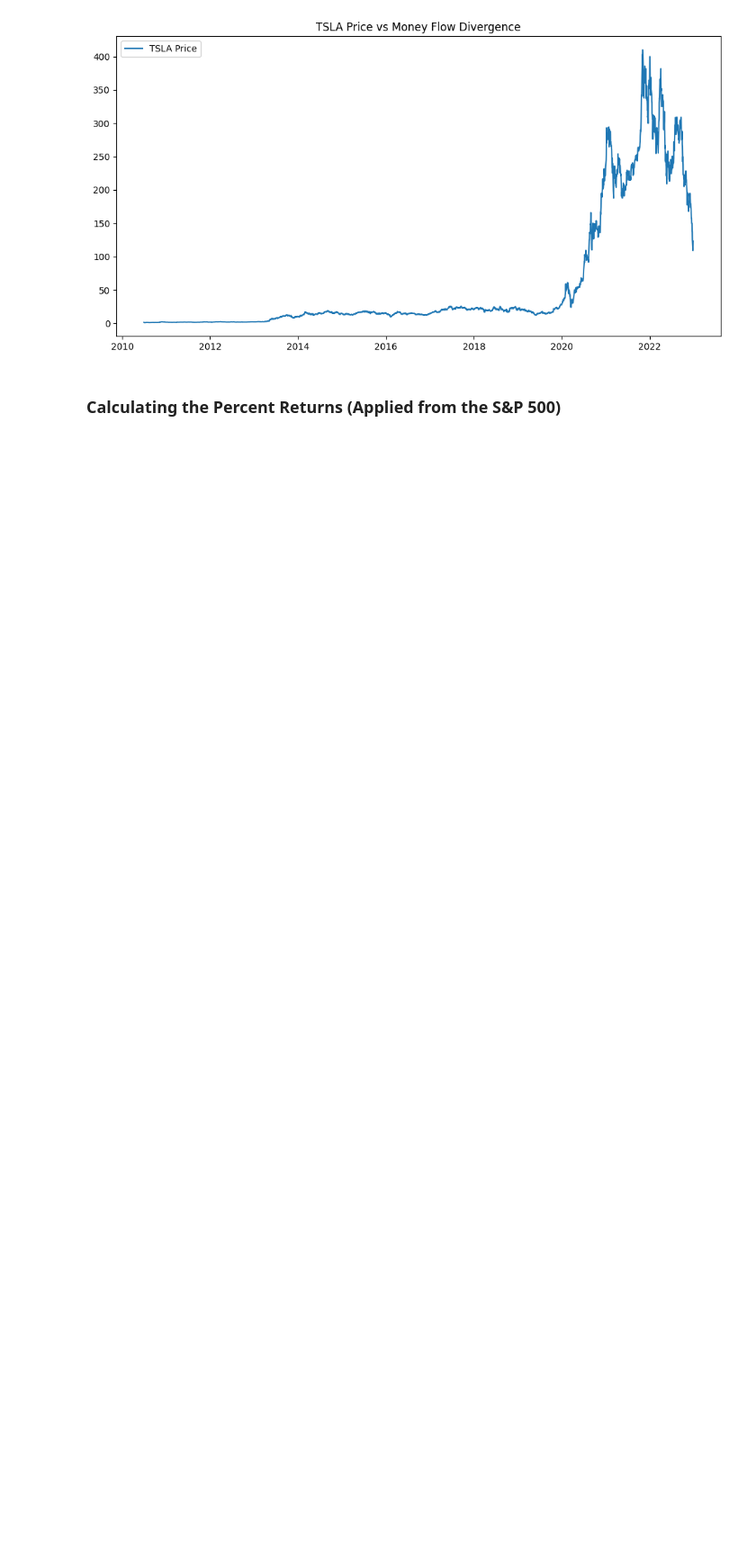
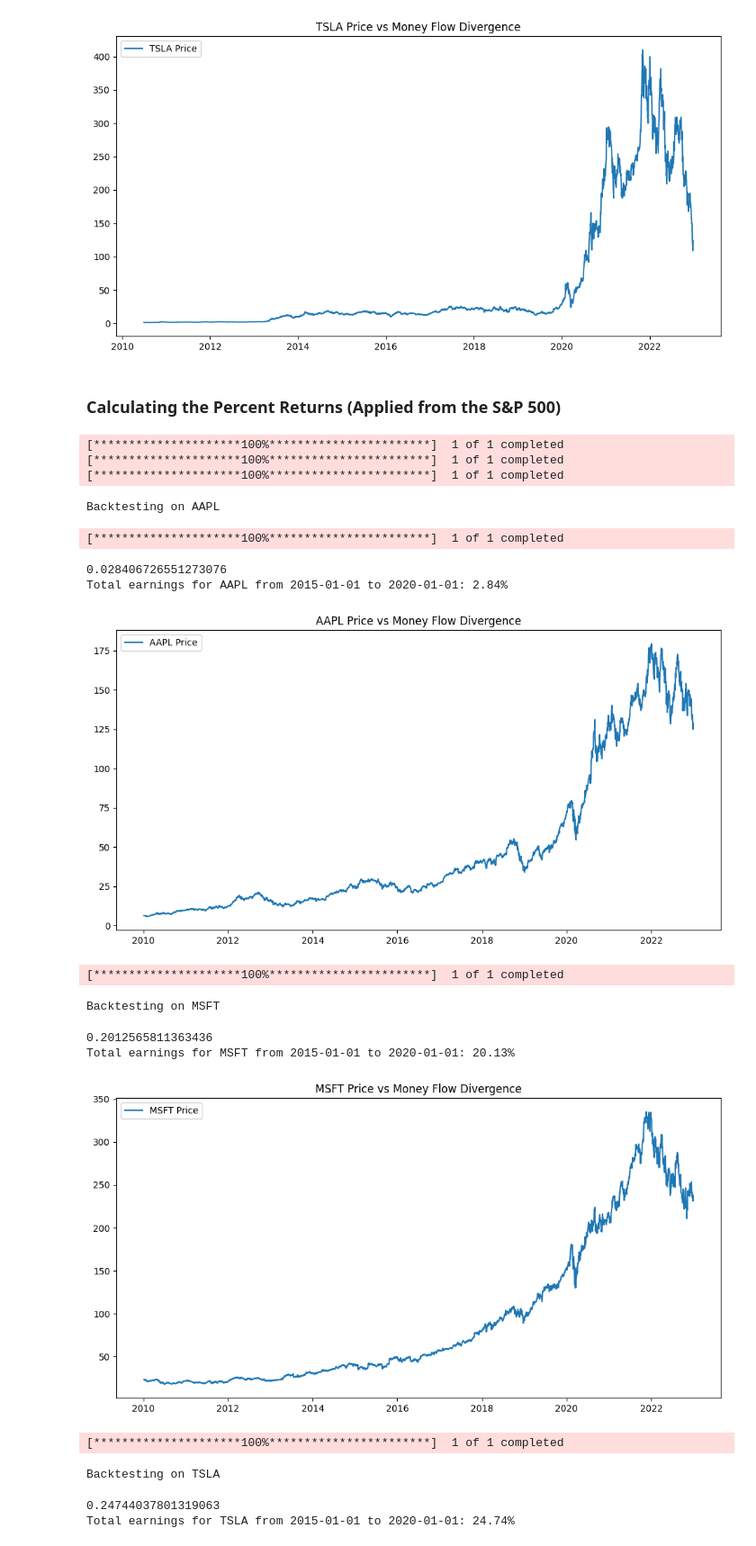
Before and after one commit to bcritika/MATA-Tune, a Jupyter notebook: m2-trading-indicator.ipynb, the cells around one changed output. Shown at 90% size. Drawn from its saved outputs; the diff is of its cells as text; code cells hidden in the pictures; blank space fills up the shorter version.

Commit message:
added temp data

```diff
--- a/m2-trading-indicator.ipynb
+++ b/m2-trading-indicator.ipynb
@@ -425,8 +473,9 @@ Total earnings for TSLA from 2015-01-01 to 2020-01-01: -0.11%
 ### Calculating the Percent Returns (Applied from the S&P 500)
 # %%
 # Function to calculate the M2 Money Flow Divergence
-def money_flow_divergence(stock_data, m2_data, period='1M'):
-    # Ensure that both stock_data and m2_data have a DatetimeIndex
+def money_flow_divergence(m2_data, period='1M'):
+    # checking to see if the money supply and the s&p500 diverge
+    stock_data = yf.download("^GSPC", start=start_date, end=end_date)
     stock_data.index = pd.to_datetime(stock_data.index)
     m2_data.index = pd.to_datetime(m2_data.index)
 
@@ -450,7 +499,7 @@ def backtest_strategy(divergence, stock_data, threshold=0.05):
 
 # Function to calculate total earnings between two dates
 def calculate_total_earnings(stock_data, signals, start_date, end_date):
-    total_return = 1  # Start with $1 for simplicity, we will multiply returns
+    total_return = 1
     holding = False
     buy_price = None
 
@@ -493,31 +542,50 @@ calc_start_date = '2015-01-01'  # Start of the calculation period
 calc_end_date = '2020-01-01'    # End of the calculation period
 
 # Download stock price data
 stock_data = {stock: yf.download(stock, start=start_date, end=end_date) for stock in stocks}
 
 # Load M2 money supply data from a CSV
 m2_data = pd.read_csv('data/M2SL.csv')  # Ensure the M2 data is loaded with a 'Date' and 'M2SL' column
 m2_data['DATE'] = pd.to_datetime(m2_data['DATE'])
 m2_data.set_index('DATE', inplace=True)
 
 # Iterate over each stock and backtest the strategy
 for stock in stocks:
     print(f"Backtesting on {stock}")
 
     # Get the stock data and M2 divergence
-    divergence = money_flow_divergence(stock_data[stock], m2_data)
+    divergence = money_flow_divergence(m2_data)
 
     # Simulate strategy based on the calculated divergence
     signals = backtest_strategy(divergence, stock_data[stock])
 
     # Calculate total earnings between the calculation period
     total_earnings = calculate_total_earnings(stock_data[stock], signals, calc_start_date, calc_end_date)
+    print(total_earnings)
 
     print(f"Total earnings for {stock} from {calc_start_date} to {calc_end_date}: {total_earnings * 100:.2f}%")
 
     # Optional: Plot the divergence and stock price
     plt.figure(figsize=(12, 6))
     plt.plot(stock_data[stock]['Adj Close'], label=f'{stock} Price')
     plt.title(f'{stock} Price vs Money Flow Divergence')
     plt.legend()
     plt.show()
+# %% [output]
+[*********************100%***********************]  1 of 1 completed
+[*********************100%***********************]  1 of 1 completed
+[*********************100%***********************]  1 of 1 completed
+Backtesting on AAPL
+[*********************100%***********************]  1 of 1 completed
+0.028406726551273076
+Total earnings for AAPL from 2015-01-01 to 2020-01-01: 2.84%
+[figure, added]
+[*********************100%***********************]  1 of 1 completed
+Backtesting on MSFT
+0.2012565811363436
+Total earnings for MSFT from 2015-01-01 to 2020-01-01: 20.13%
+[figure, added]
+[*********************100%***********************]  1 of 1 completed
+Backtesting on TSLA
+0.24744037801319063
+Total earnings for TSLA from 2015-01-01 to 2020-01-01: 24.74%
```
Also changed, not shown: parts of 4 cells of this notebook.
